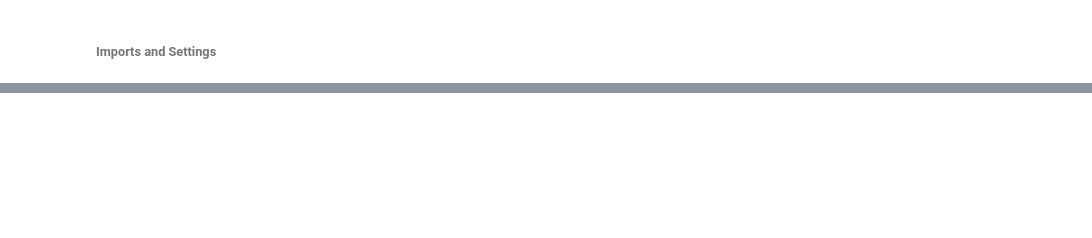
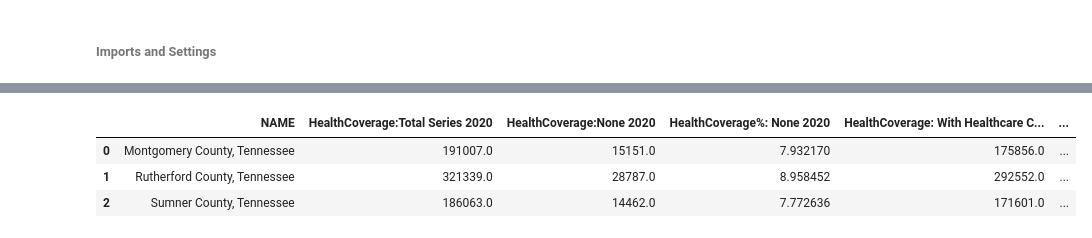
Before and after one commit to Greater-Nashville-Regional-Council/Regional-Planning, a Jupyter notebook: 1. Comprehensive Plans/notebooks/2. Calculations/6. ACS 2020 Calculations.ipynb, the cells around one changed output, grey strips where cells are left out. Saved outputs shown, nothing was run; the diff lists cells and outputs as text; code cells hidden in the pictures; blank space fills up the shorter version.

```diff
--- a/1. Comprehensive Plans/notebooks/2. Calculations/6. ACS 2020 Calculations.ipynb
+++ b/1. Comprehensive Plans/notebooks/2. Calculations/6. ACS 2020 Calculations.ipynb
@@ -1418,0 +1307,10 @@ data.to_csv('../../data/Prefix2020ACS.csv', index = False)
+# %%
+suffix = data.set_index('NAME')
+suffix = suffix.add_suffix(' 2020')
+suffix = suffix.reset_index()
+suffix.head(3)
+# %% [output]
+|  | NAME | HealthCoverage:Total Series 2020 | HealthCoverage:None 2020 | HealthCoverage%: None 2020 | HealthCoverage: With Healthcare C... | ... |
+| 0 | Montgomery County, Tennessee | 191007.0 | 15151.0 | 7.932170 | 175856.0 | ... |
+| 1 | Rutherford County, Tennessee | 321339.0 | 28787.0 | 8.958452 | 292552.0 | ... |
+| 2 | Sumner County, Tennessee | 186063.0 | 14462.0 | 7.772636 | 171601.0 | ... |
```
Also changed, not shown: parts of 89 cells of this notebook, 45 other files.
